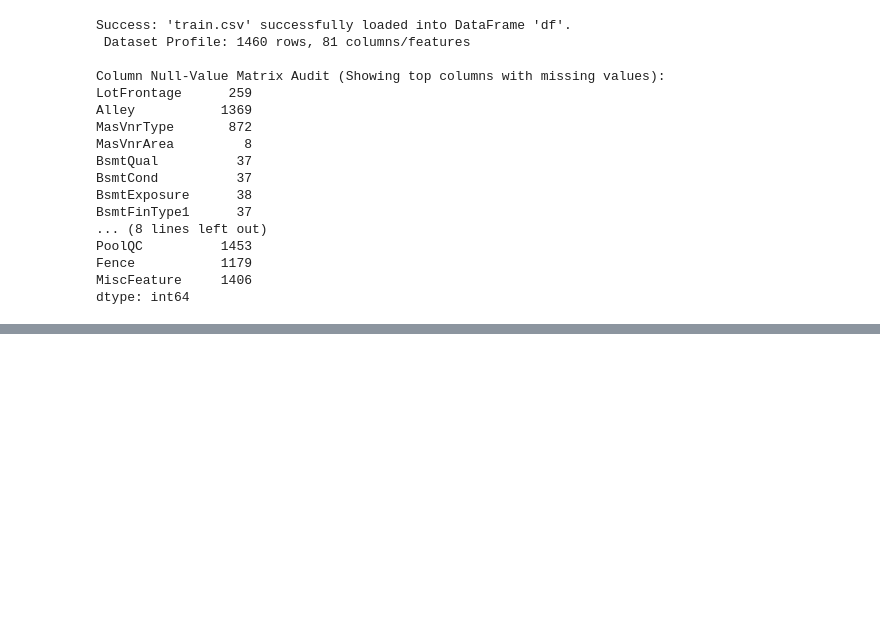
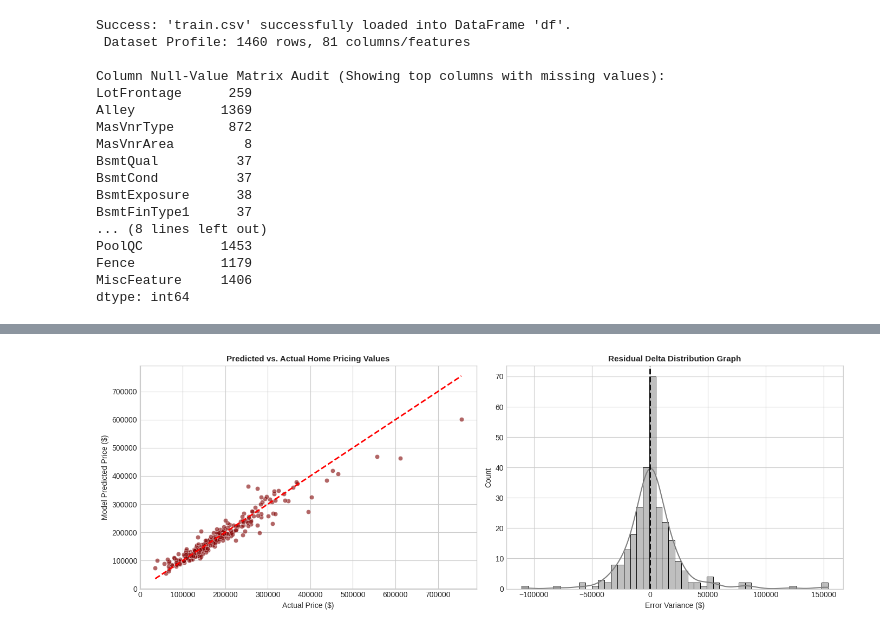
Before and after one commit to kazungumesther/Feature-Engineering, a Jupyter notebook: Feature.ipynb, the cells around one changed output, grey strips where cells are left out. Saved outputs shown, nothing was run; the diff lists cells and outputs as text; code cells hidden in the pictures; blank space fills up the shorter version.

```diff
--- a/Feature.ipynb
+++ b/Feature.ipynb
@@ -192,0 +229,5 @@ Label Encoding Accuracy:
+# %%
+# Train pipeline preprocessors and model weights simultaneously
+pipeline.fit(X_train, y_train)
+
+print("Model training cycle complete. The pipeline is fully trained and ready for validation!")
@@ -192,0 +263,17 @@ Label Encoding Accuracy:
+# %%
+# Predict house values on our hidden validation data subset
+y_pred_log = pipeline.predict(X_test)
+
+# Convert logarithmic predictions and true labels back to real-world dollar values
+y_test_real = np.expm1(y_test)
+y_pred_real = np.expm1(y_pred_log)
+
+# Extract official validation performance statistics
+rmse = np.sqrt(mean_squared_error(y_test_real, y_pred_real))
+mae = mean_absolute_error(y_test_real, y_pred_real)
+r2 = r2_score(y_test_real, y_pred_real)
+
+print("📊 Final Validation Performance Summary:")
+print(f"• Root Mean Squared Error (RMSE) : ${rmse:,.2f}")
+print(f"• Mean Absolute Error (MAE)      : ${mae:,.2f}")
+print(f"• Variance Explained Score (R²)  : {r2:.4f}")
@@ -192,0 +293,23 @@ Label Encoding Accuracy:
+# %%
+# Calculate individual prediction errors (residuals)
+residuals = y_test_real - y_pred_real
+
+fig, ax = plt.subplots(1, 2, figsize=(14, 5))
+
+# Plot 1: True values compared to model predictions
+sns.scatterplot(x=y_test_real, y=y_pred_real, alpha=0.6, color='maroon', ax=ax[0])
+ax[0].plot([y_test_real.min(), y_test_real.max()], [y_test_real.min(), y_test_real.max()], 'r--', lw=2)
+ax[0].set_title('Predicted vs. Actual Home Pricing Values', fontsize=11, fontweight='bold')
+ax[0].set_xlabel('Actual Price ($)')
+ax[0].set_ylabel('Model Predicted Price ($)')
+
+# Plot 2: Distribution of errors
+sns.histplot(residuals, kde=True, color='grey', ax=ax[1])
+ax[1].axvline(0, color='black', linestyle='--', lw=2)
+ax[1].set_title('Residual Delta Distribution Graph', fontsize=11, fontweight='bold')
+ax[1].set_xlabel('Error Variance ($)')
+
+plt.tight_layout()
+plt.show()
+# %% [output]
+[figure, added]
```
Also changed, not shown: parts of 22 cells of this notebook.
